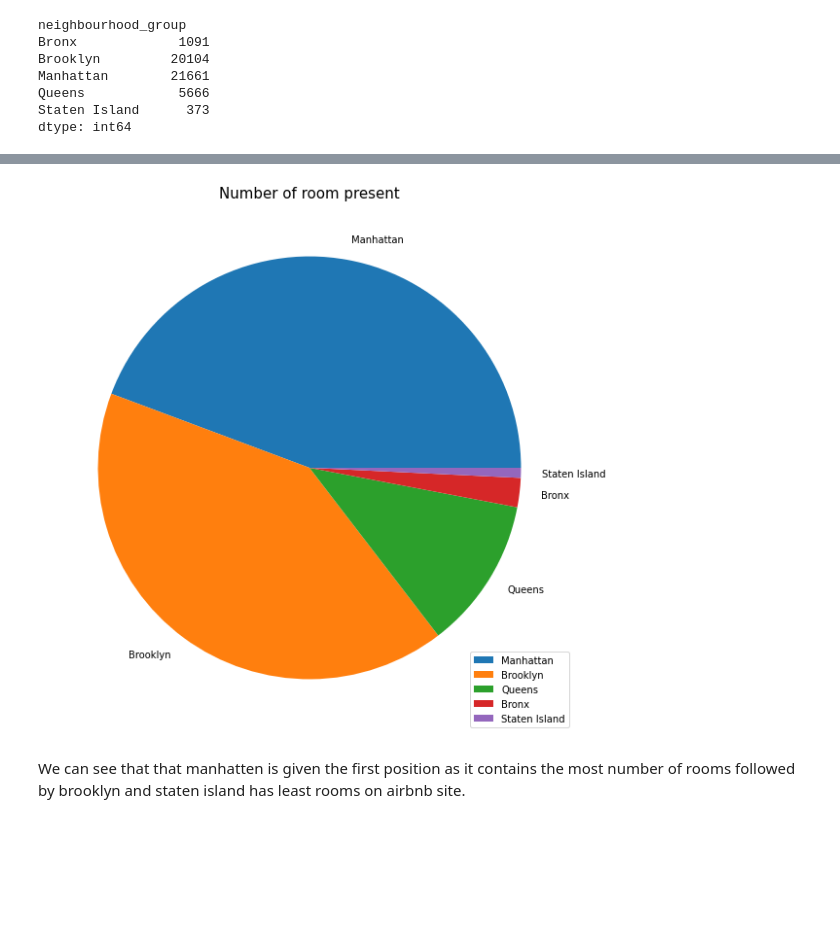
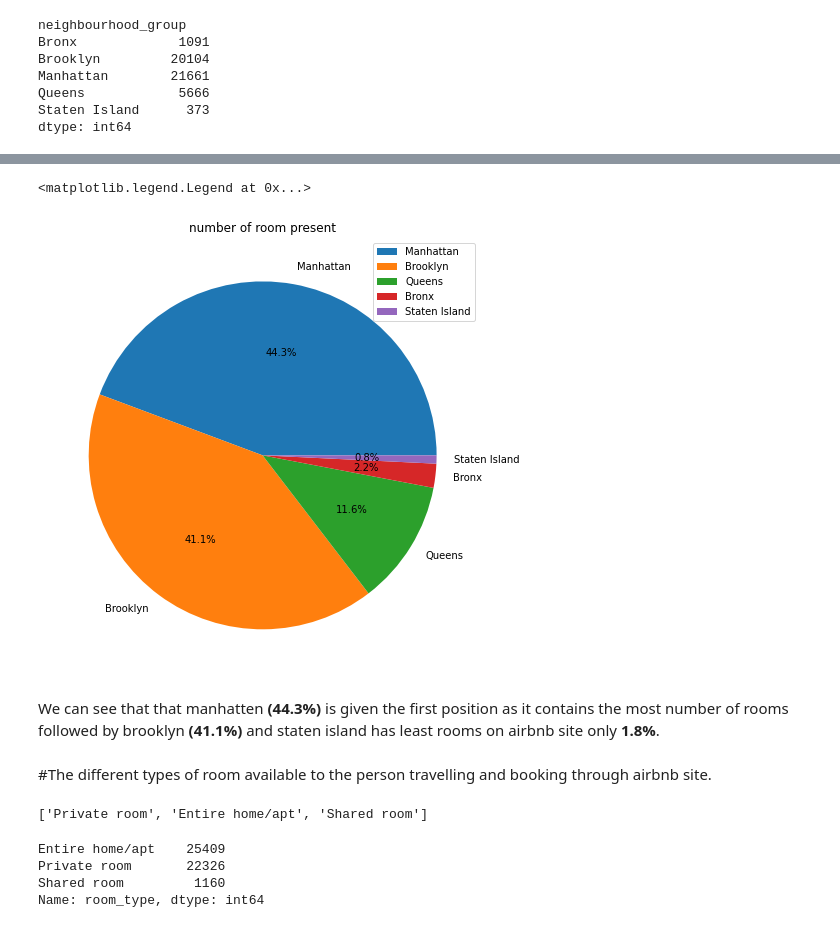
Before and after one commit to Gyanendra079/Airbnb-Bookings-Analysis---Capstone-project, a Jupyter notebook: [Gyanendra_kumar_Porwal_]Airbnb_Bookings_Analysis_Capstone_Project.ipynb, the cells around one changed output, grey strips where cells are left out. Drawn from its saved outputs; the diff is of its cells as text; code cells hidden in the pictures; blank space fills up the shorter version.

```diff
--- a/[Gyanendra_kumar_Porwal_]Airbnb_Bookings_Analysis_Capstone_Project.ipynb
+++ b/[Gyanendra_kumar_Porwal_]Airbnb_Bookings_Analysis_Capstone_Project.ipynb
@@ -189,15 +202,30 @@ dtype: int64
 # %%
-# intialize the canvas on which the plot is done
-plt.figure(figsize=(20,10))
-# title to be plot
-plt.title("Number of room present",fontsize=15)
-# ploting the pie chart
-plt.pie(airbnb_df.neighbourhood_group.value_counts(),labels=airbnb_df.neighbourhood_group.value_counts().index)
-#give the label
+#pie plot
+plt.figure(figsize=(8,8))
+plt.title("number of room present")
+pie_plot = plt.pie(airbnb_df.neighbourhood_group.value_counts(),labels=airbnb_df.neighbourhood_group.value_counts().index,autopct='%1.1f%%')
 plt.legend()
-#show the plot
-plt.show()
 # %% [output]
+<matplotlib.legend.Legend at 0x...>
-[figure, old version]
+[figure, new version]
 # %% [markdown]
-We can see that that manhatten is given the first position as it contains the most number of rooms followed by brooklyn and staten island has least rooms on airbnb site.
+We can see that that manhatten **(44.3%)** is given the first position as it contains the most number of rooms followed by brooklyn **(41.1%)** and staten island has least rooms on airbnb site only **1.8%**.
+# %% [markdown]
+#The different types of room available to the person travelling and booking through airbnb site.
+# %%
+#assigning the different room type available in a list
+list_of_types_of_room_available = list(airbnb_df.room_type.unique())
+#print the list of different room type available
+print(list_of_types_of_room_available)
+# %% [output]
+['Private room', 'Entire home/apt', 'Shared room']
+# %%
+# assigning no of room available in aparticular room type
+different_room_type = airbnb_df["room_type"].value_counts()
+#print the count of various room types
+print(different_room_type)
+# %% [output]
+Entire home/apt    25409
+Private room       22326
+Shared room         1160
+Name: room_type, dtype: int64
```
Also changed, not shown: parts of 13 cells of this notebook.
